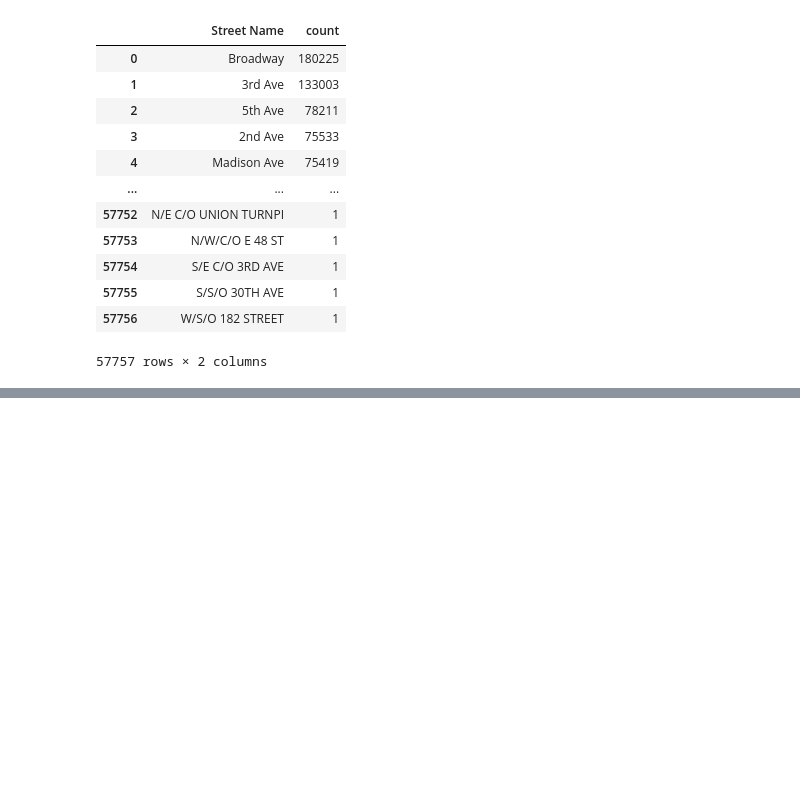
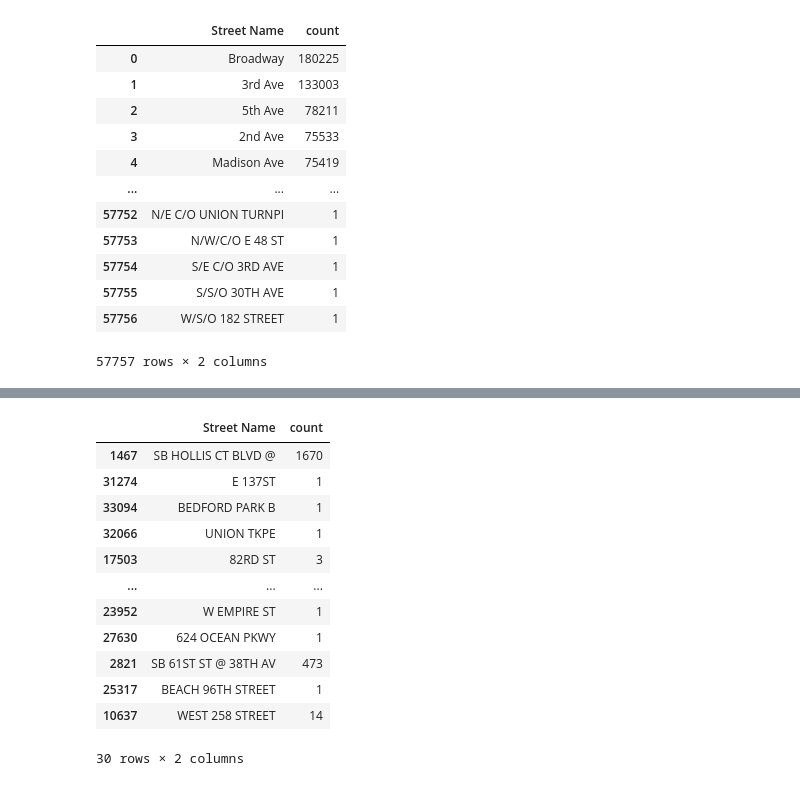
Before and after one commit to azapeti/practicing_pandas_workout, a Jupyter notebook: chapter-05/exercise-28.ipynb, the cells around one changed output, grey strips where cells are left out. Saved outputs shown, nothing was run; the diff lists cells and outputs as text; code cells hidden in the pictures; blank space fills up the shorter version.

```diff
--- a/chapter-05/exercise-28.ipynb
+++ b/chapter-05/exercise-28.ipynb
@@ -251,0 +293,27 @@ df_3.value_counts().reset_index()
+# %%
+import re
+import pandas as pd
+
+def normalize_street_name(street_name):
+    # it removes the "/" character and everything directly next to it; this regex was crafted with the help of AI.
+    pattern = r'\S*\/\S*'
+    return re.sub(pattern, '', street_name).strip()
+
+# Példa használat:
+df_3= df_3.apply(normalize_street_name)
+# %%
+df_3.value_counts().reset_index().sample(30)
+# %% [output]
+|  | Street Name | count |
+| 1467 | SB HOLLIS CT BLVD @ | 1670 |
+| 31274 | E 137ST | 1 |
+| 33094 | BEDFORD PARK B | 1 |
+| 32066 | UNION TKPE | 1 |
+| 17503 | 82RD ST | 3 |
+| ... | ... | ... |
+| 23952 | W EMPIRE ST | 1 |
+| 27630 | 624 OCEAN PKWY | 1 |
+| 2821 | SB 61ST ST @ 38TH AV | 473 |
+| 25317 | BEACH 96TH STREET | 1 |
+| 10637 | WEST 258 STREET | 14 |
+30 rows × 2 columns
```
Also changed, not shown: parts of 9 cells of this notebook.
